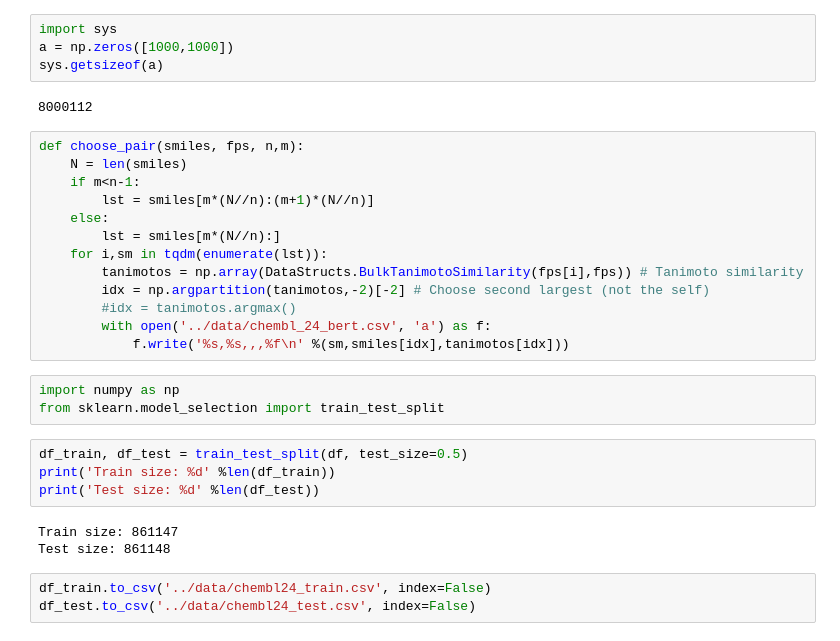
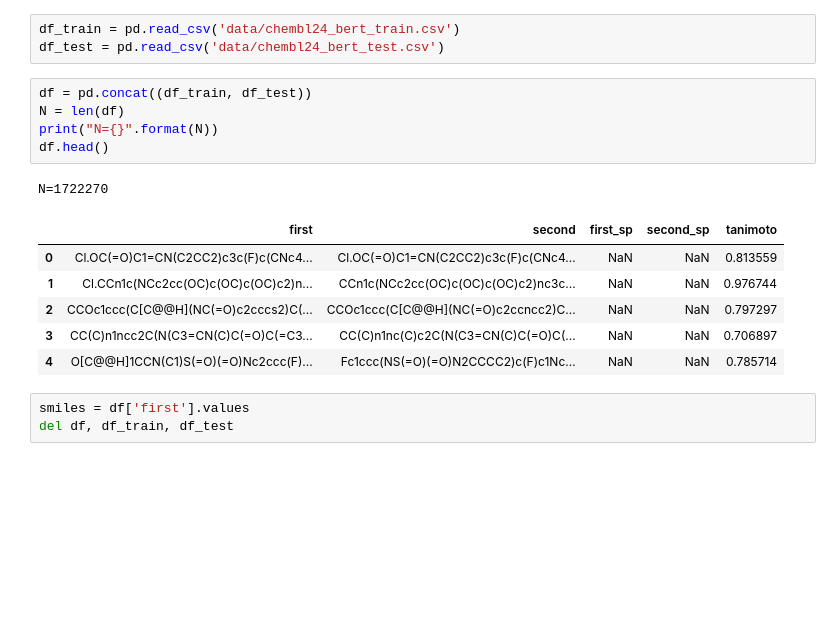
Before and after one commit to DSPsleeporg/smiles-transformer, a Jupyter notebook: smiles_transformer/tmp.ipynb, the cells around one changed output. Saved outputs shown, nothing was run; the diff lists cells and outputs as text; blank space fills up the shorter version.

```diff
--- a/smiles_transformer/tmp.ipynb
+++ b/smiles_transformer/tmp.ipynb
@@ -74,32 +6,19 @@ Pair: 14.623738 seconds elapsed.
-# %%
-import sys
-a = np.zeros([1000,1000])
-sys.getsizeof(a)
-# %% [output]
-8000112
-# %%
-def choose_pair(smiles, fps, n,m):
-    N = len(smiles)
-    if m<n-1:
-        lst = smiles[m*(N//n):(m+1)*(N//n)]
-    else:
-        lst = smiles[m*(N//n):]
-    for i,sm in tqdm(enumerate(lst)):
-        tanimotos = np.array(DataStructs.BulkTanimotoSimilarity(fps[i],fps)) # Tanimoto similarity
-        idx = np.argpartition(tanimotos,-2)[-2] # Choose second largest (not the self)
-        #idx = tanimotos.argmax()
-        with open('../data/chembl_24_bert.csv', 'a') as f:
-            f.write('%s,%s,,,%f\n' %(sm,smiles[idx],tanimotos[idx]))
-# %%
-import numpy as np
-from sklearn.model_selection import train_test_split
-# %%
-df_train, df_test = train_test_split(df, test_size=0.5)
-print('Train size: %d' %len(df_train))
-print('Test size: %d' %len(df_test))
-# %% [output]
-Train size: 861147
-Test size: 861148
 # %%
-df_train.to_csv('../data/chembl24_train.csv', index=False)
-df_test.to_csv('../data/chembl24_test.csv', index=False)
+df_train = pd.read_csv('data/chembl24_bert_train.csv')
+df_test = pd.read_csv('data/chembl24_bert_test.csv')
+# %%
+df = pd.concat((df_train, df_test))
+N = len(df)
+print("N={}".format(N))
+df.head()
+# %% [output]
+N=1722270
+|  | first | second | first_sp | second_sp | tanimoto |
+| 0 | Cl.OC(=O)C1=CN(C2CC2)c3c(F)c(CNc4... | Cl.OC(=O)C1=CN(C2CC2)c3c(F)c(CNc4... | NaN | NaN | 0.813559 |
+| 1 | Cl.CCn1c(NCc2cc(OC)c(OC)c(OC)c2)n... | CCn1c(NCc2cc(OC)c(OC)c(OC)c2)nc3c... | NaN | NaN | 0.976744 |
+| 2 | CCOc1ccc(C[C@@H](NC(=O)c2cccs2)C(... | CCOc1ccc(C[C@@H](NC(=O)c2ccncc2)C... | NaN | NaN | 0.797297 |
+| 3 | CC(C)n1ncc2C(N(C3=CN(C)C(=O)C(=C3... | CC(C)n1nc(C)c2C(N(C3=CN(C)C(=O)C(... | NaN | NaN | 0.706897 |
+| 4 | O[C@@H]1CCN(C1)S(=O)(=O)Nc2ccc(F)... | Fc1ccc(NS(=O)(=O)N2CCCC2)c(F)c1Nc... | NaN | NaN | 0.785714 |
+# %%
+smiles = df['first'].values
+del df, df_train, df_test
```
Also changed, not shown: parts of 14 cells of this notebook, 9 other files.
